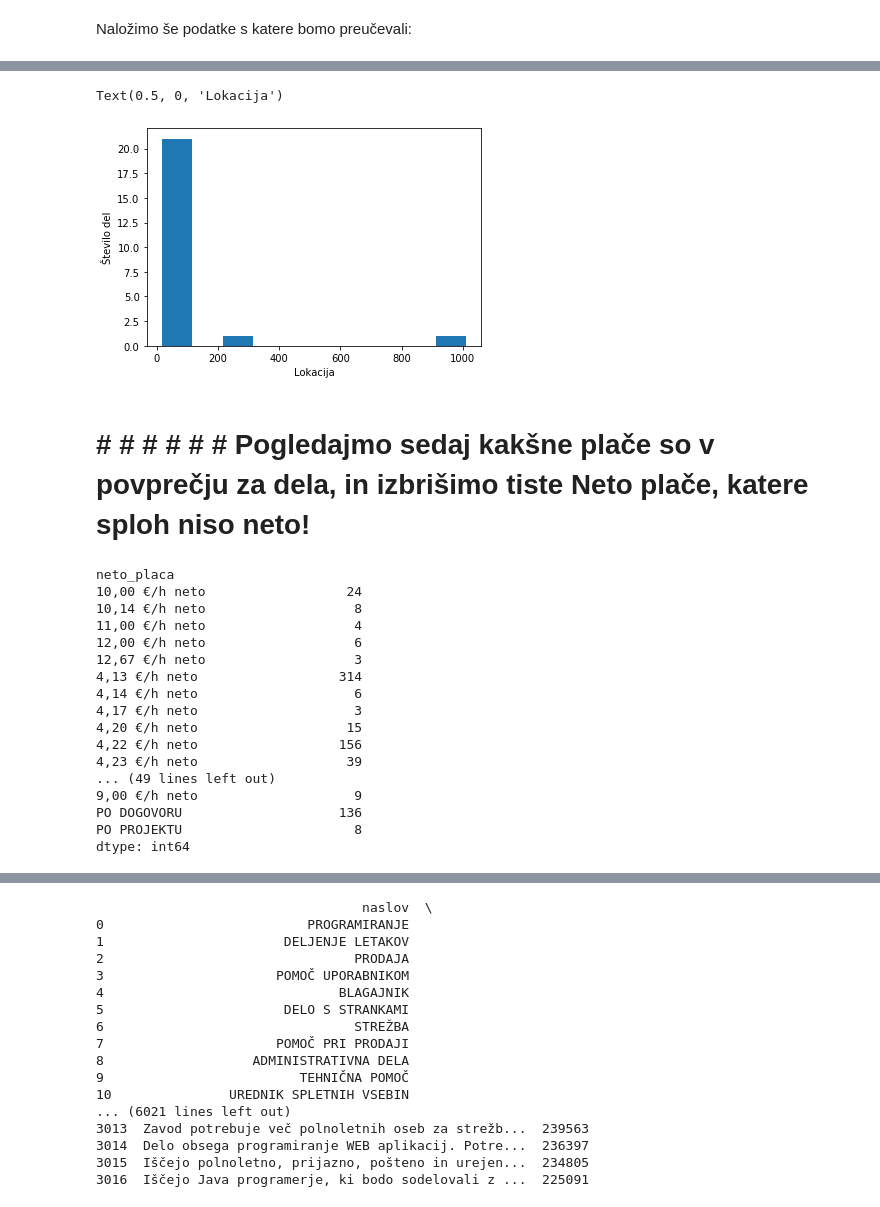
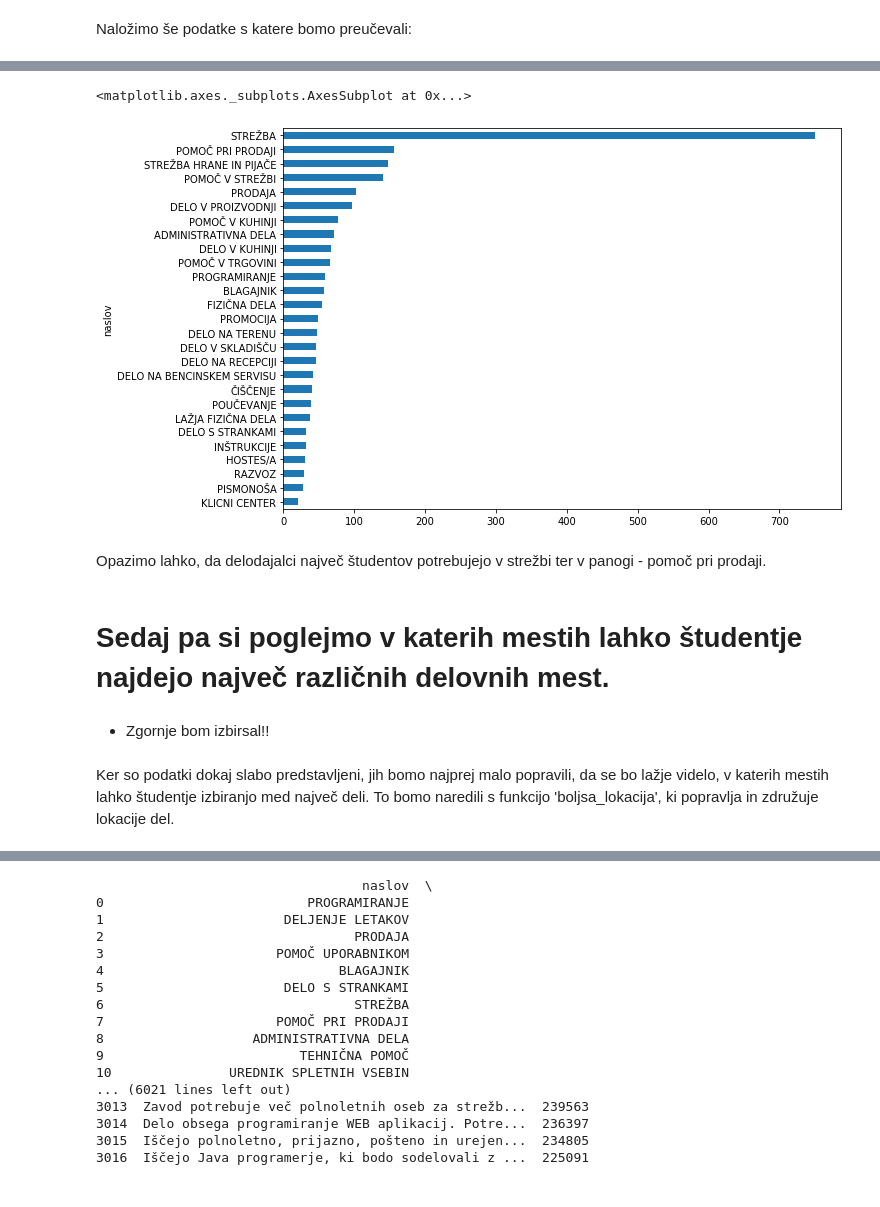
Before and after one commit to JanSifrer/Projekt-programiranje-1, a Jupyter notebook: Analiza.ipynb, the cells around one changed output, grey strips where cells are left out. Cells and saved outputs as stored; diff of their text form; code cells hidden in the pictures.

```diff
--- a/Analiza.ipynb
+++ b/Analiza.ipynb
@@ -26,3 +29,4 @@ Nastavimo stil risanja:
 Naložimo še podatke s katere bomo preučevali:
 # %%
 podatki = pd.read_csv("prosta_dela1.csv")
+podatki=podatki.drop([821])
@@ -49,40 +36,19 @@ podatki
+# %%
+seznam_del = podatki.groupby("naslov").size().sort_values(ascending=True)
+seznam_del[seznam_del>20].plot(kind='barh', figsize=(10,7))
+# %% [output]
+<matplotlib.axes._subplots.AxesSubplot at 0x...>
+[figure, added]
+# %% [markdown]
+Opazimo lahko, da delodajalci največ študentov potrebujejo v strežbi ter v panogi - pomoč pri prodaji.
+# %% [markdown]
+# Sedaj pa si poglejmo v katerih mestih lahko študentje najdejo največ različnih delovnih mest.
 # %%
 pd.set_option('display.max_rows', 4000)
+# %% [markdown]
+* Zgornje bom izbirsal!!
+# %% [markdown]
+Ker so podatki dokaj slabo predstavljeni, jih bomo najprej malo popravili, da se bo lažje videlo, v katerih mestih lahko študentje izbiranjo med največ deli. To bomo naredili s funkcijo 'boljsa_lokacija', ki popravlja in združuje lokacije del.
 # %%
 podatki["boljsa_lokacija"] = podatki["lokacija"].apply(boljsa_lokacija)
 podatki["stevilo_besed"] = podatki["boljsa_lokacija"].apply(koliko_besed_je_v_imenu)
-# %%
-spremenit = podatki["stevilo_besed"] == 1
-# podatki.groupby("stevilo_besed").size()
-kaj = podatki[spremenit].groupby("boljsa_lokacija").size() > 15
-lol = podatki[spremenit].groupby("boljsa_lokacija").size()
-k = lol[kaj]
-plot.hist(k)
-plot.ylabel("Število del")
-plot.xlabel("Lokacija")
-# %% [output]
-Text(0.5, 0, 'Lokacija')
-[figure, removed]
-# %% [markdown]
-# # # # # # # Pogledajmo sedaj kakšne plače so v povprečju za dela, in izbrišimo tiste Neto plače, katere sploh niso neto!
-# %%
-p = podatki.groupby("neto_placa").size()
-p[p > 2]
-# %% [output]
-neto_placa
-10,00 €/h neto                  24
-10,14 €/h neto                   8
-11,00 €/h neto                   4
-12,00 €/h neto                   6
-12,67 €/h neto                   3
-4,13 €/h neto                  314
-4,14 €/h neto                    6
-4,17 €/h neto                    3
-4,20 €/h neto                   15
-4,22 €/h neto                  156
-4,23 €/h neto                   39
-... (49 lines left out)
-9,00 €/h neto                    9
-PO DOGOVORU                    136
-PO PROJEKTU                      8
-dtype: int64
```
Also changed, not shown: parts of 21 cells of this notebook, 2 other files.
